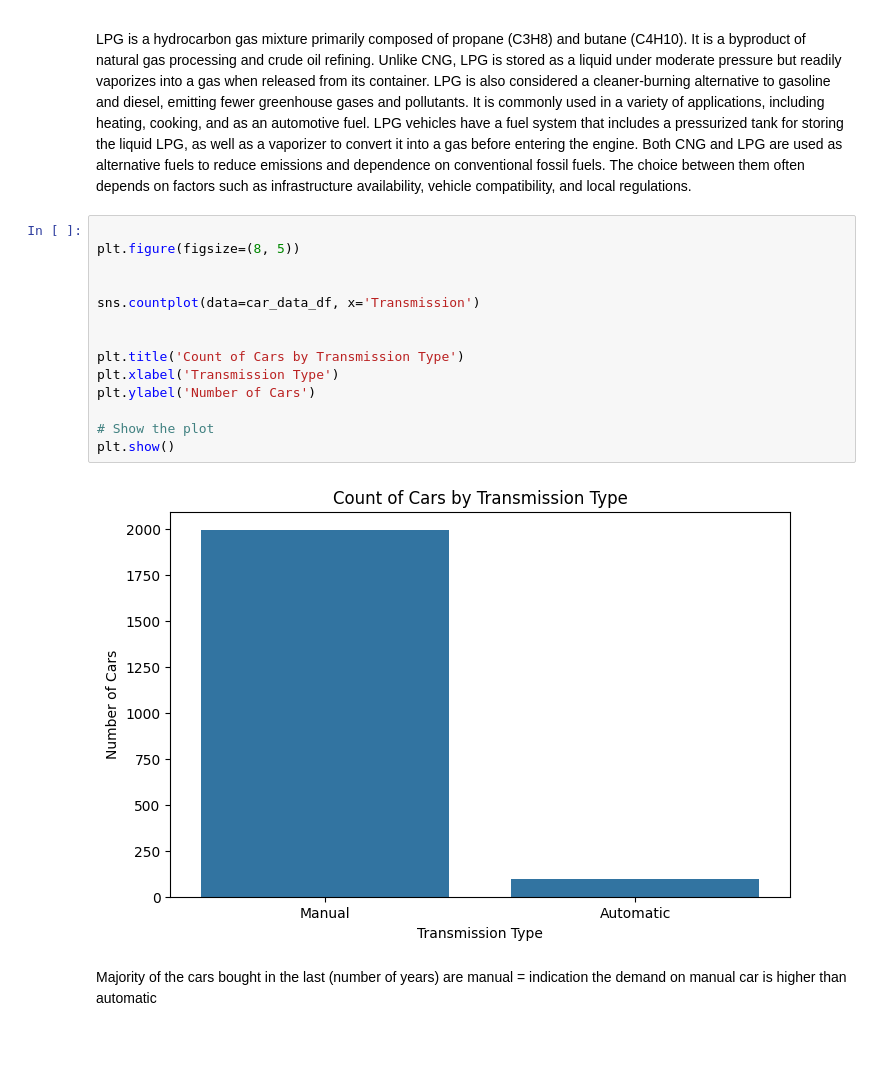
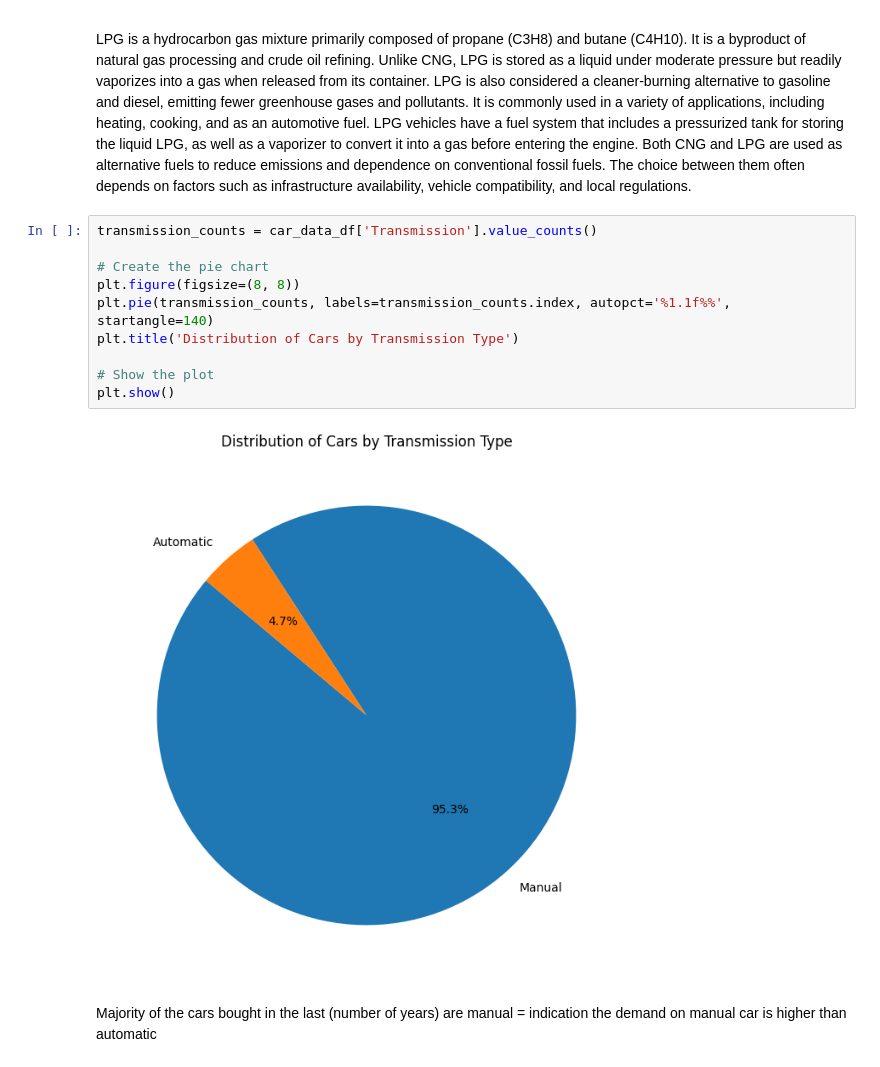
Before and after one commit to nabihsabeh85/AI-Project-1, a Jupyter notebook: Nabih_Copy_of_Team_1__AI_project_.ipynb, the cells around one changed output. Saved outputs shown, nothing was run; the diff lists cells and outputs as text.

```diff
--- a/Nabih_Copy_of_Team_1__AI_project_.ipynb
+++ b/Nabih_Copy_of_Team_1__AI_project_.ipynb
@@ -153,20 +147,16 @@ It is commonly used in a variety of applications, including heating, cooking, an
 LPG vehicles have a fuel system that includes a pressurized tank for storing the liquid LPG, as well as a vaporizer to convert it into a gas before entering the engine.
 Both CNG and LPG are used as alternative fuels to reduce emissions and dependence on conventional fossil fuels. The choice between them often depends on factors such as infrastructure availability, vehicle compatibility, and local regulations.
 # %%
+transmission_counts = car_data_df['Transmission'].value_counts()
 
-plt.figure(figsize=(8, 5))
-
-
-sns.countplot(data=car_data_df, x='Transmission')
-
-
-plt.title('Count of Cars by Transmission Type')
-plt.xlabel('Transmission Type')
-plt.ylabel('Number of Cars')
+# Create the pie chart
+plt.figure(figsize=(8, 8))
+plt.pie(transmission_counts, labels=transmission_counts.index, autopct='%1.1f%%', startangle=140)
+plt.title('Distribution of Cars by Transmission Type')
 
 # Show the plot
 plt.show()
 # %% [output]
-[figure, old version]
+[figure, new version]
 # %% [markdown]
 Majority of the cars bought in the last (number of years) are manual = indication the demand on manual car is higher than automatic
```
Also changed, not shown: parts of 5 cells of this notebook.
